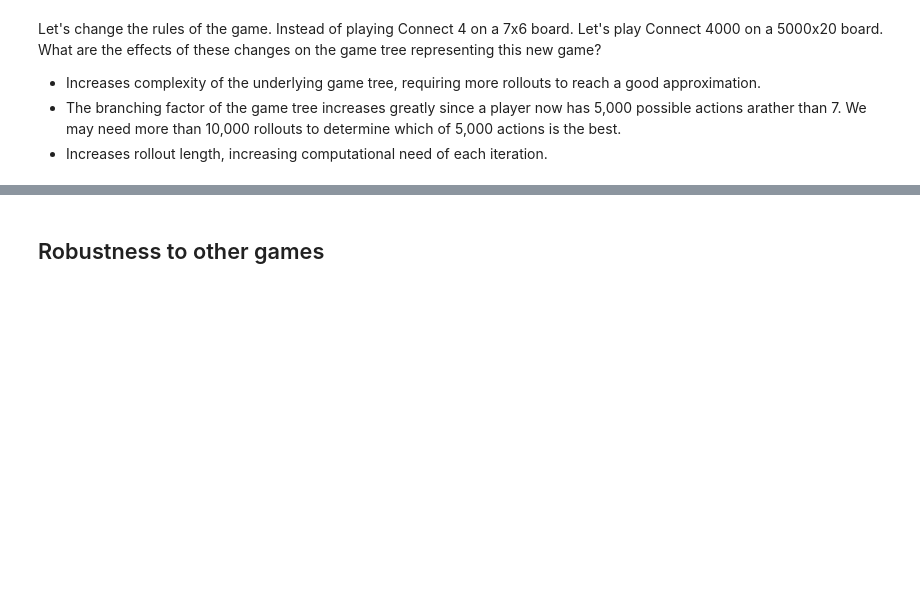
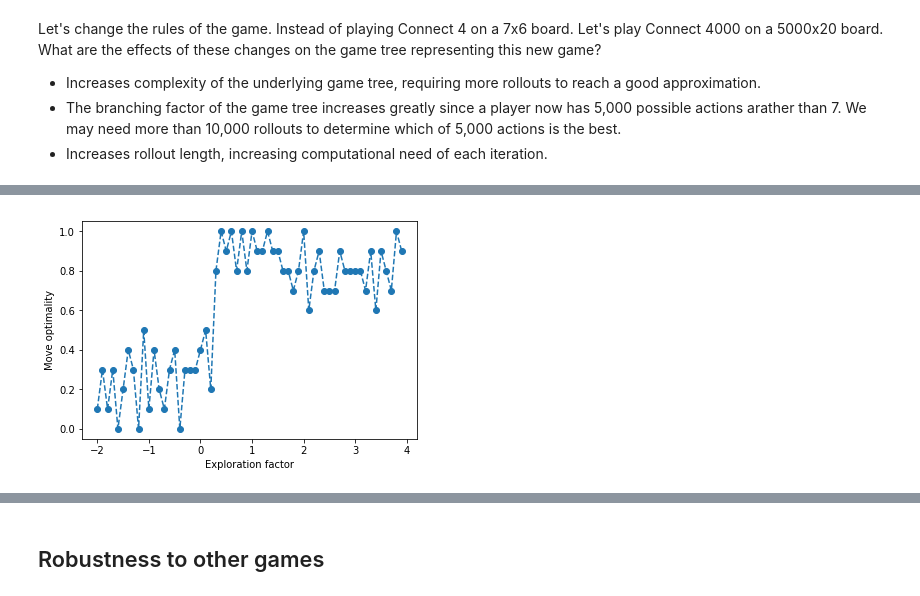
Before and after one commit to Danielhp95/ai-in-games-mcts, a Jupyter notebook: MCTS-tutorial.ipynb, the cells around one changed output, grey strips where cells are left out. Saved outputs shown, nothing was run; the diff lists cells and outputs as text; code cells hidden in the pictures; blank space fills up the shorter version.

```diff
--- a/MCTS-tutorial.ipynb
+++ b/MCTS-tutorial.ipynb
@@ -518,0 +550,23 @@ KeyboardInterrupt:
+# %%
+def calculate_optimality_of_move(state, bins, budget=5000, runs=100, optimal_move=3, exploration_factor=sqrt(2)):
+    x = []
+    for i in range(runs):
+        move = MCTS_UCT(state, itermax=budget, exploration_factor_ucb1=exploration_factor)
+        x += [move]
+    density, bins = np.histogram(x, bins=bins, density=True)
+    return density[optimal_move]
+
+def plot_optimality_of_moves_over_exploration_factor(state, bins=[0,1,2,3,4,5,6], min_value=0, max_value=1, step=0.3):
+    optimal_move = int((len(bins)-1)/2)
+    y = []
+    x = np.arange(min_value, max_value, step)
+    for exploration_factor in x:
+        move_optimality = calculate_optimality_of_move(state, optimal_move=optimal_move, bins=bins, budget=1000, runs=10, exploration_factor=exploration_factor)
+        y += [move_optimality]
+    plot.plot(x,y, marker='o', linestyle='--')
+    plot.xlabel("Exploration factor")
+    plot.ylabel("Move optimality")
+# %%
+plot_optimality_of_moves_over_exploration_factor(Connect4State(width=7), bins=np.arange(0,8), min_value=-2, max_value=4, step=0.1)
+# %% [output]
+[figure, added]
```
Also changed, not shown: parts of 11 cells of this notebook.
